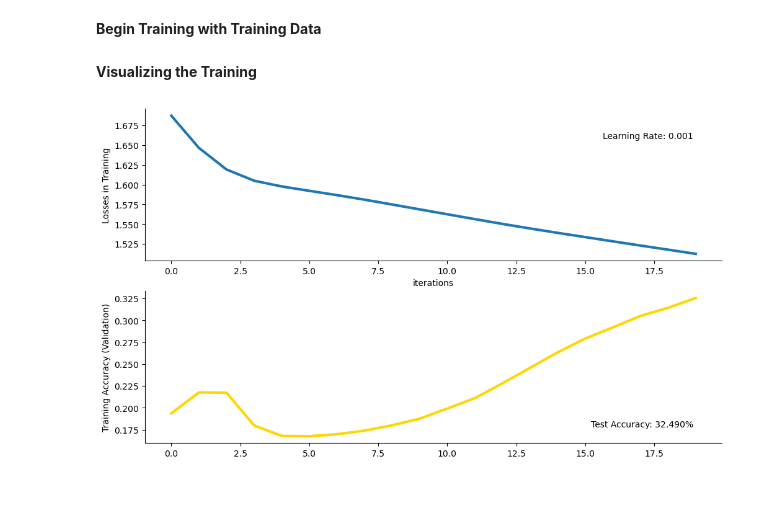
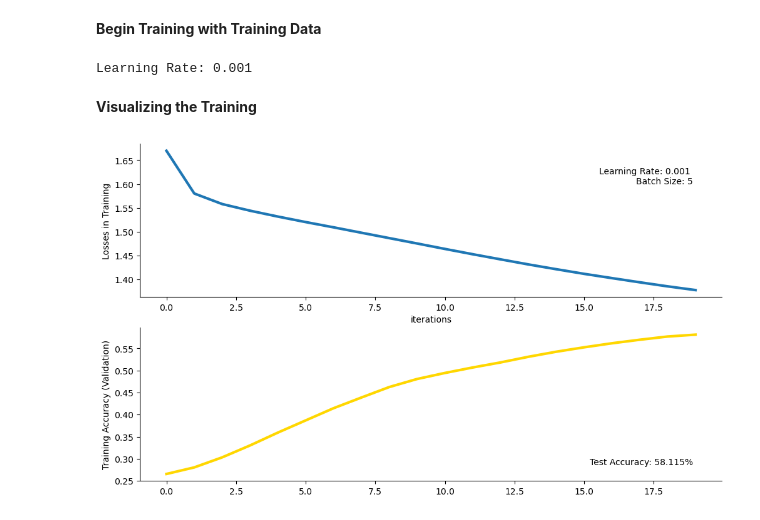
Before and after one commit to emmabacarra/Phys-417, a Jupyter notebook: Final Project - HEP Tagging/tagger.ipynb, the cells around one changed output. Cells and saved outputs as stored; diff of their text form; code cells hidden in the pictures; blank space fills up the shorter version.

Commit message:
removed redundant scaling & retrained

```diff
--- a/Final Project - HEP Tagging/tagger.ipynb
+++ b/Final Project - HEP Tagging/tagger.ipynb
@@ -195,6 +201,8 @@ Sequence Length Uniformity: Since the sequences have varying lengths, padding or
 # ---- STEP 1: establishing training features (x) and training targets (y) data -----------------------
 print("--Establishing Training Features/Targets--")
 # while training, model enters in the training features (x) and evaluates against the training targets (y)
+
+''' michael's data extraction: 10,000 final state particles per file and scaled with standard scaler '''
 
 # event data/properties represented by a N x 5 matrix (N = variable number of constituents)
 x1 = np.load('..\\..\\PHYS417_Project\\data_1.npz')['x']
@@ -231,36 +239,13 @@ print("Validation set:", vafeat.shape, vatarget.shape)
 print("Testing set:", tefeat.shape, tetarget.shape)
 
 
-
-# ---- STEP 3: normalizing/shaping data  --------------------------------------------------------------
-print("\n --Normalizing/Shaping Data and Sending to GPU--")
-
-# Reducing to 2D for scaling, then reshaping back to 3D afterwards
-scaler = prep.StandardScaler()
-# scaler = prep.RobustScaler()
-# scaler = prep.MinMaxScaler()
-
-# training features
-trfeat_2d = trfeat.reshape((trfeat.shape[0], -1))
-scaler.fit(trfeat_2d)
-trfeat_2d = scaler.transform(trfeat_2d)
-trfeat = trfeat_2d.reshape(trfeat.shape)
-print("trfeat reduced, reshaped:", trfeat_2d.shape, trfeat.shape)
-
-# validation features
-vafeat_2d = vafeat.reshape((vafeat.shape[0], -1))
-vafeat_2d = scaler.transform(vafeat_2d)
-vafeat = vafeat_2d.reshape(vafeat.shape)
-print("vafeat reduced, reshaped:", vafeat_2d.shape, vafeat.shape)
-
-# testing features
-tefeat_2d = tefeat.reshape((tefeat.shape[0], -1))
-tefeat_2d = scaler.transform(tefeat_2d)
-tefeat = tefeat_2d.reshape(tefeat.shape)
-print("tefeat reduced, reshaped:", tefeat_2d.shape, tefeat.shape)
+''' DATA PRE-SCALED, NO NEED TO NORMALIZE '''
 
 
-# sending data to GPU
+
+# ---- STEP 3: sending to GPU  --------------------------------------------------------------
+print("\n --Sending to GPU--")
+
 with warnings.catch_warnings(): # booo warnings
     warnings.simplefilter("ignore")
 
@@ -487,31 +469,33 @@ for epoch in tqdm.trange(epochs):
                    vatarget).type(torch.FloatTensor)
 
         valosses.append(correct.mean())
+# %% [output]
+Learning Rate: 0.001
 # %% [markdown]
 <b>Visualizing the Training</b>
 # %%
 test_outputs = classifier(tefeat)
 _ignore_, predicted = torch.max(test_outputs, 1)
 correct = (predicted == tetarget).float()
 accuracy = correct.mean().item()
 # print(f'Test Accuracy: {accuracy*100:.3f}%')
 
 # Plot the loss
 plt.figure(figsize = (12, 7))
 
 plt.subplot(2, 1, 1)
 plt.plot(trlosses, linewidth = 3)
 # plt.plot(runner.losses, linewidth = 3)
 plt.ylabel("Losses in Training")
 plt.xlabel("iterations")
-plt.annotate(f'Learning Rate: {learning_rate}', xy=(0.95, 0.85), xycoords='axes fraction', va='top', ha='right')
+plt.annotate(f'Learning Rate: {learning_rate} \nBatch Size: {batch_size}', xy=(0.95, 0.85), xycoords='axes fraction', va='top', ha='right')
 sns.despine()
 
 plt.subplot(2, 1, 2)
 plt.plot(valosses, linewidth = 3, color = 'gold')
 # plt.plot(runner.accuracies, linewidth = 3, color = 'gold')
 plt.ylabel("Training Accuracy (Validation)")
 plt.annotate(f'Test Accuracy: {accuracy*100:.3f}%', xy=(0.95, 0.15), xycoords='axes fraction', va='top', ha='right')
 sns.despine()
 # %% [output]
-[figure, old version]
+[figure, new version]
```
Also changed, not shown: parts of 2 cells of this notebook, 1 other file.
